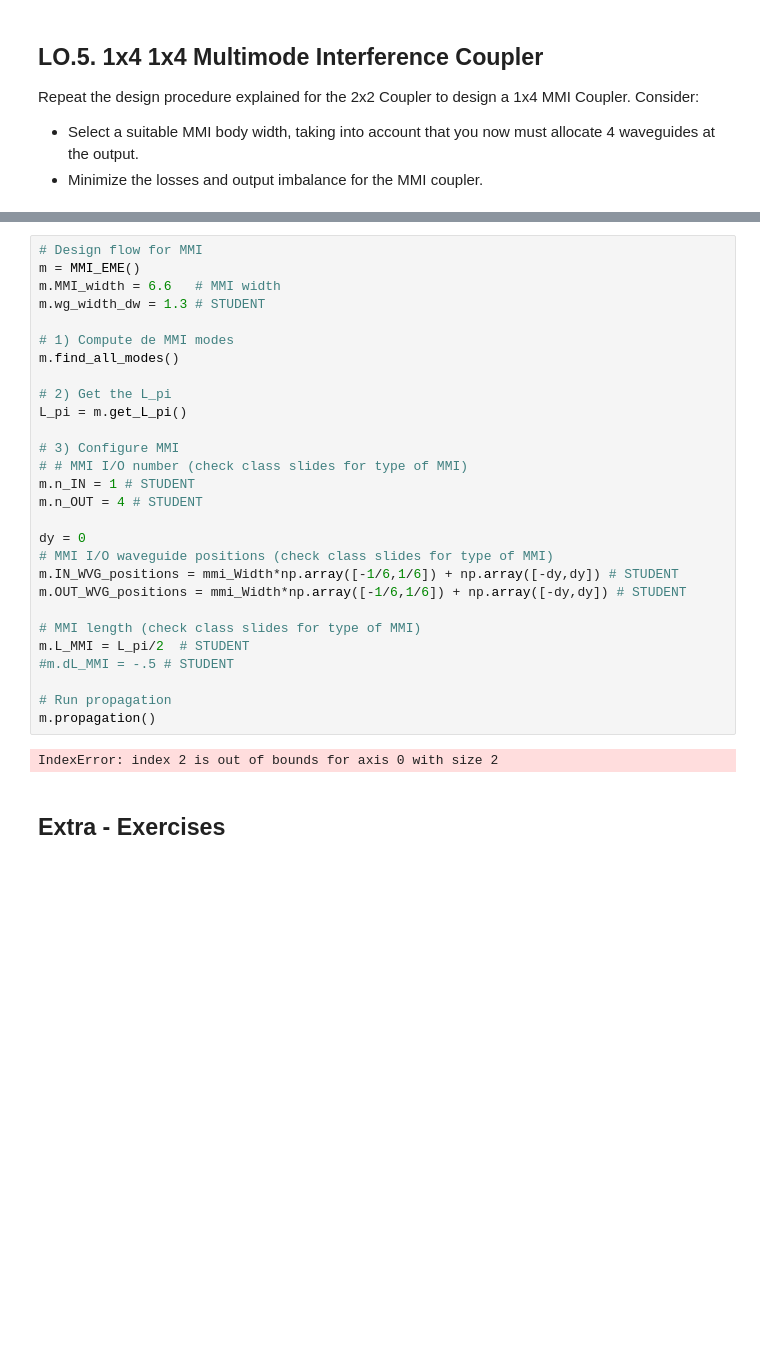
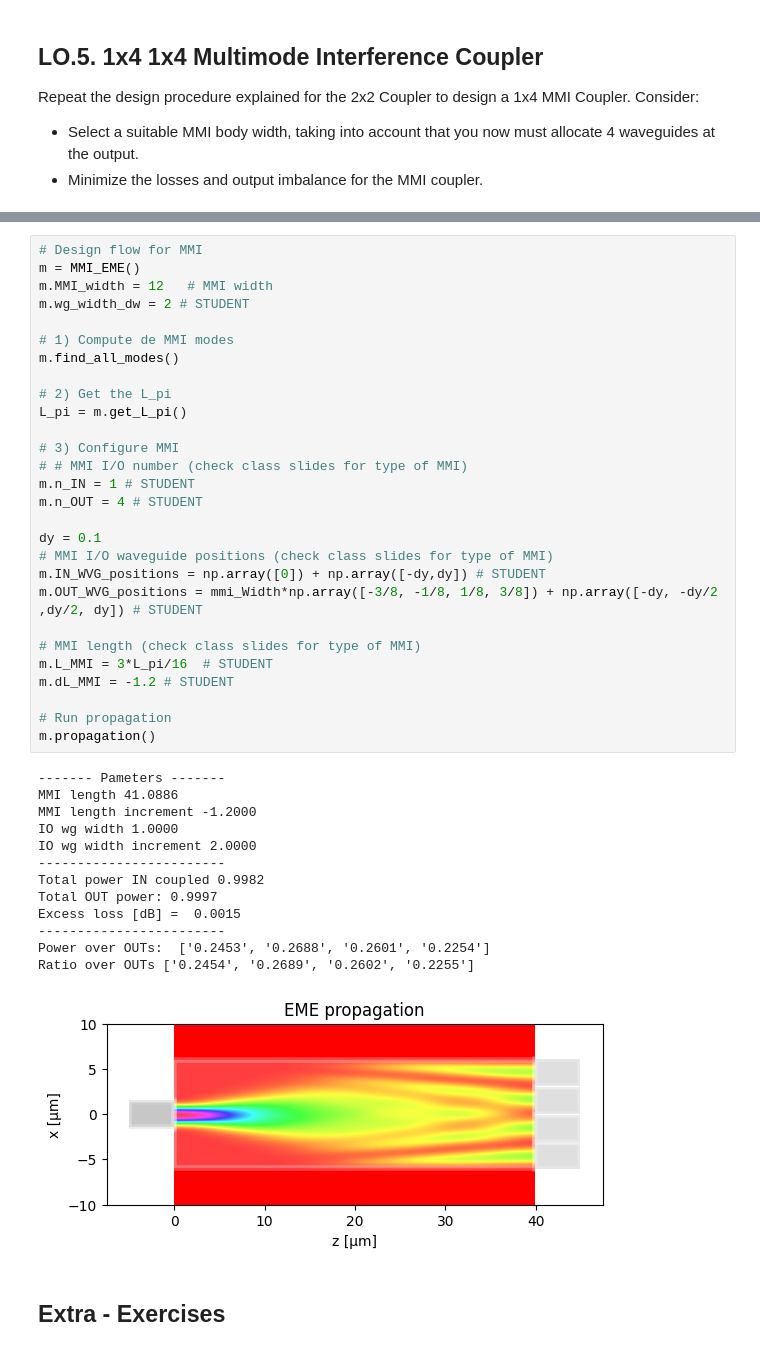
Before and after one commit to davidalcarria/pic-upv-lab2, a Jupyter notebook: COUPLERS_Student.ipynb, the cells around one changed output, grey strips where cells are left out. Cells and saved outputs as stored; diff of their text form; blank space fills up the shorter version.

```diff
--- a/COUPLERS_Student.ipynb
+++ b/COUPLERS_Student.ipynb
@@ -440,33 +450,45 @@ Repeat the design procedure explained for the 2x2 Coupler to design a 1x4 MMI Co
 # %%
 # Design flow for MMI
 m = MMI_EME()
-m.MMI_width = 6.6   # MMI width
-m.wg_width_dw = 1.3 # STUDENT
+m.MMI_width = 12   # MMI width
+m.wg_width_dw = 2 # STUDENT
 
 # 1) Compute de MMI modes
 m.find_all_modes()
 
 # 2) Get the L_pi
 L_pi = m.get_L_pi()
 
 # 3) Configure MMI
 # # MMI I/O number (check class slides for type of MMI)
 m.n_IN = 1 # STUDENT
 m.n_OUT = 4 # STUDENT
 
-dy = 0
+dy = 0.1
 # MMI I/O waveguide positions (check class slides for type of MMI)
-m.IN_WVG_positions = mmi_Width*np.array([-1/6,1/6]) + np.array([-dy,dy]) # STUDENT
-m.OUT_WVG_positions = mmi_Width*np.array([-1/6,1/6]) + np.array([-dy,dy]) # STUDENT
+m.IN_WVG_positions = np.array([0]) + np.array([-dy,dy]) # STUDENT
+m.OUT_WVG_positions = mmi_Width*np.array([-3/8, -1/8, 1/8, 3/8]) + np.array([-dy, -dy/2 ,dy/2, dy]) # STUDENT
 
 # MMI length (check class slides for type of MMI)
-m.L_MMI = L_pi/2  # STUDENT
-#m.dL_MMI = -.5 # STUDENT
+m.L_MMI = 3*L_pi/16  # STUDENT
+m.dL_MMI = -1.2 # STUDENT
 
 # Run propagation
 m.propagation()
 # %% [output]
-IndexError: index 2 is out of bounds for axis 0 with size 2
+------- Pameters -------
+MMI length 41.0886
+MMI length increment -1.2000
+IO wg width 1.0000
+IO wg width increment 2.0000
+------------------------
+Total power IN coupled 0.9982
+Total OUT power: 0.9997
+Excess loss [dB] =  0.0015
+------------------------
+Power over OUTs:  ['0.2453', '0.2688', '0.2601', '0.2254']
+Ratio over OUTs ['0.2454', '0.2689', '0.2602', '0.2255']
+[figure, added]
 # %% [markdown]
 ## Extra - Exercises
 # %% [markdown]
```
Also changed, not shown: parts of 23 cells of this notebook.
